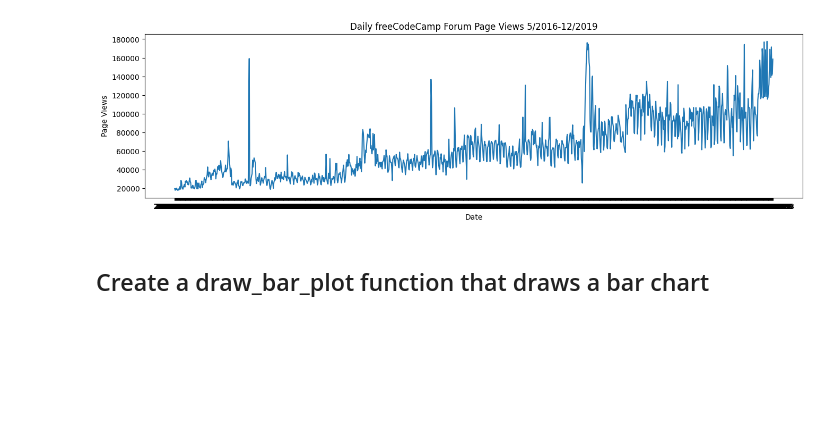
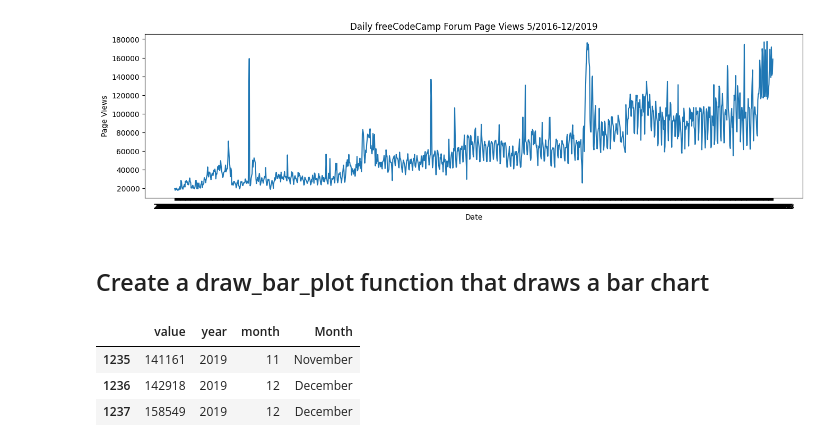
Before and after one commit to lemilosm/boilerplate-page-view-time-series-visualizer, a Jupyter notebook: testing.ipynb, the cells around one changed output. Saved outputs shown, nothing was run; the diff lists cells and outputs as text; code cells hidden in the pictures; blank space fills up the shorter version.

```diff
--- a/testing.ipynb
+++ b/testing.ipynb
@@ -248,0 +270,7 @@ plt.show()
+# %%
+df_bar.tail(3)
+# %% [output]
+|  | value | year | month | Month |
+| 1235 | 141161 | 2019 | 11 | November |
+| 1236 | 142918 | 2019 | 12 | December |
+| 1237 | 158549 | 2019 | 12 | December |
```
Also changed, not shown: parts of 15 cells of this notebook, 3 other files.
